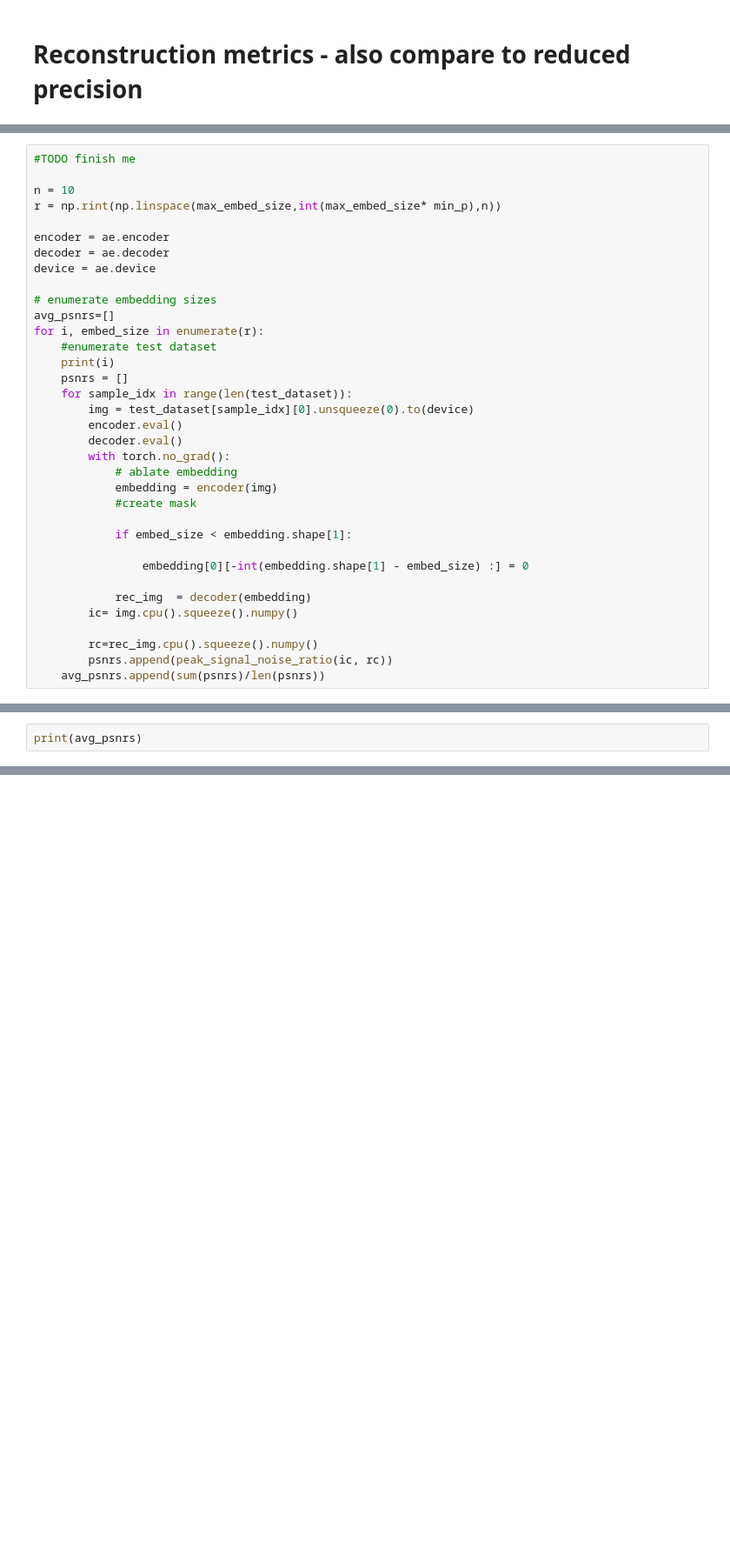
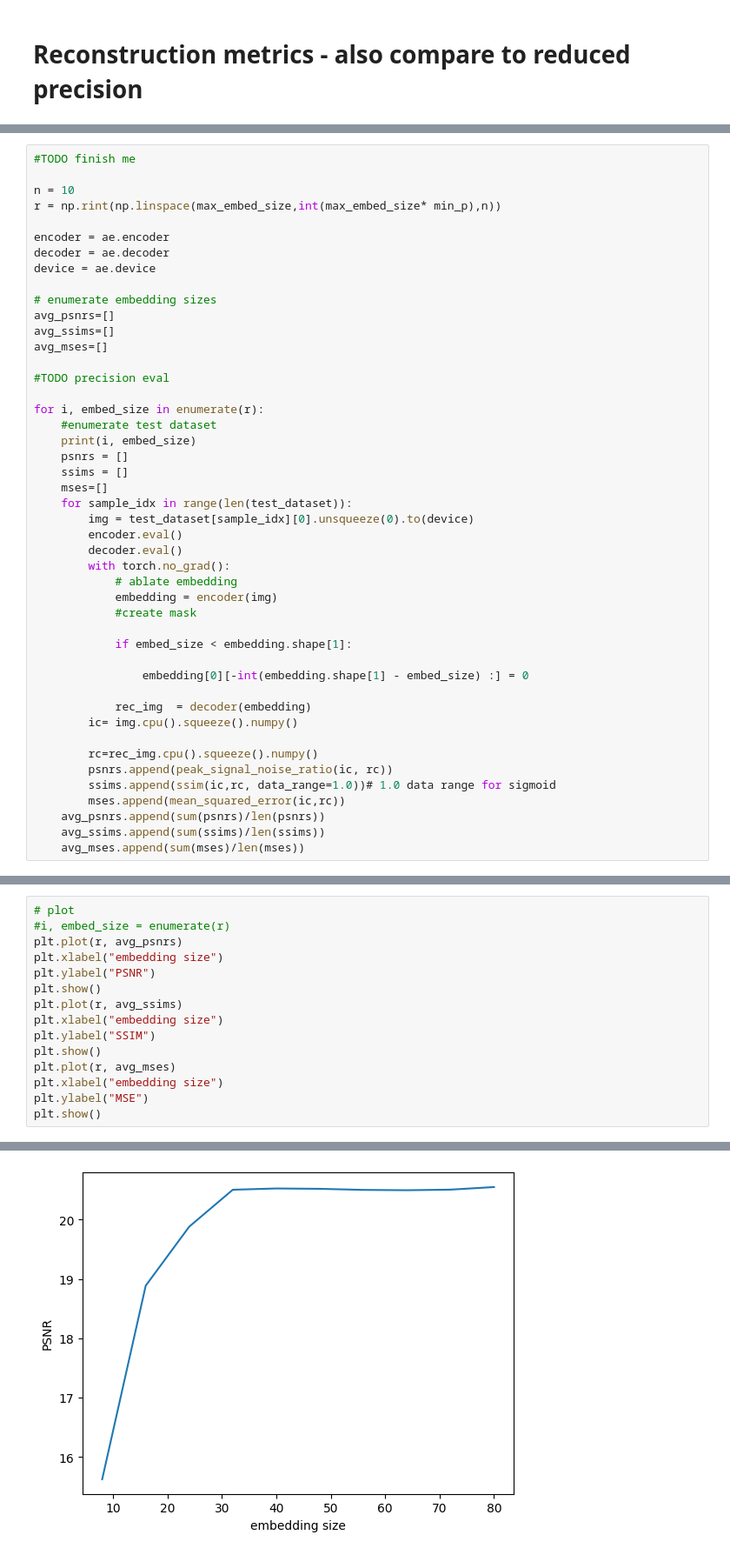
Before and after one commit to MetroStar/sequential-dropout, a Jupyter notebook: mnist_test.ipynb, the cells around one changed output, grey strips where cells are left out. Shown at 87% size. Drawn from its saved outputs; the diff is of its cells as text; blank space fills up the shorter version.

```diff
--- a/mnist_test.ipynb
+++ b/mnist_test.ipynb
@@ -227,10 +210,17 @@ device = ae.device
 
 # enumerate embedding sizes
 avg_psnrs=[]
+avg_ssims=[]
+avg_mses=[]
+
+#TODO precision eval
+
 for i, embed_size in enumerate(r):
     #enumerate test dataset
-    print(i)
+    print(i, embed_size)
     psnrs = []
+    ssims = []
+    mses=[]
     for sample_idx in range(len(test_dataset)):
         img = test_dataset[sample_idx][0].unsqueeze(0).to(device)
         encoder.eval()
@@ -249,5 +239,9 @@ for i, embed_size in enumerate(r):
 
         rc=rec_img.cpu().squeeze().numpy()
         psnrs.append(peak_signal_noise_ratio(ic, rc))
+        ssims.append(ssim(ic,rc, data_range=1.0))# 1.0 data range for sigmoid
+        mses.append(mean_squared_error(ic,rc))
     avg_psnrs.append(sum(psnrs)/len(psnrs))
+    avg_ssims.append(sum(ssims)/len(ssims))
+    avg_mses.append(sum(mses)/len(mses))
 # %% [output]
@@ -264,3 +258,16 @@ for i, embed_size in enumerate(r):
 # %%
-print(avg_psnrs)
+# plot
+#i, embed_size = enumerate(r)
+plt.plot(r, avg_psnrs)
+plt.xlabel("embedding size")
+plt.ylabel("PSNR")
+plt.show()
+plt.plot(r, avg_ssims)
+plt.xlabel("embedding size")
+plt.ylabel("SSIM")
+plt.show()
+plt.plot(r, avg_mses)
+plt.xlabel("embedding size")
+plt.ylabel("MSE")
+plt.show()
 # %% [output]
@@ -267,0 +274 @@ print(avg_psnrs)
+[figure, added]
```
Also changed, not shown: parts of 11 cells of this notebook, 1 other file.
